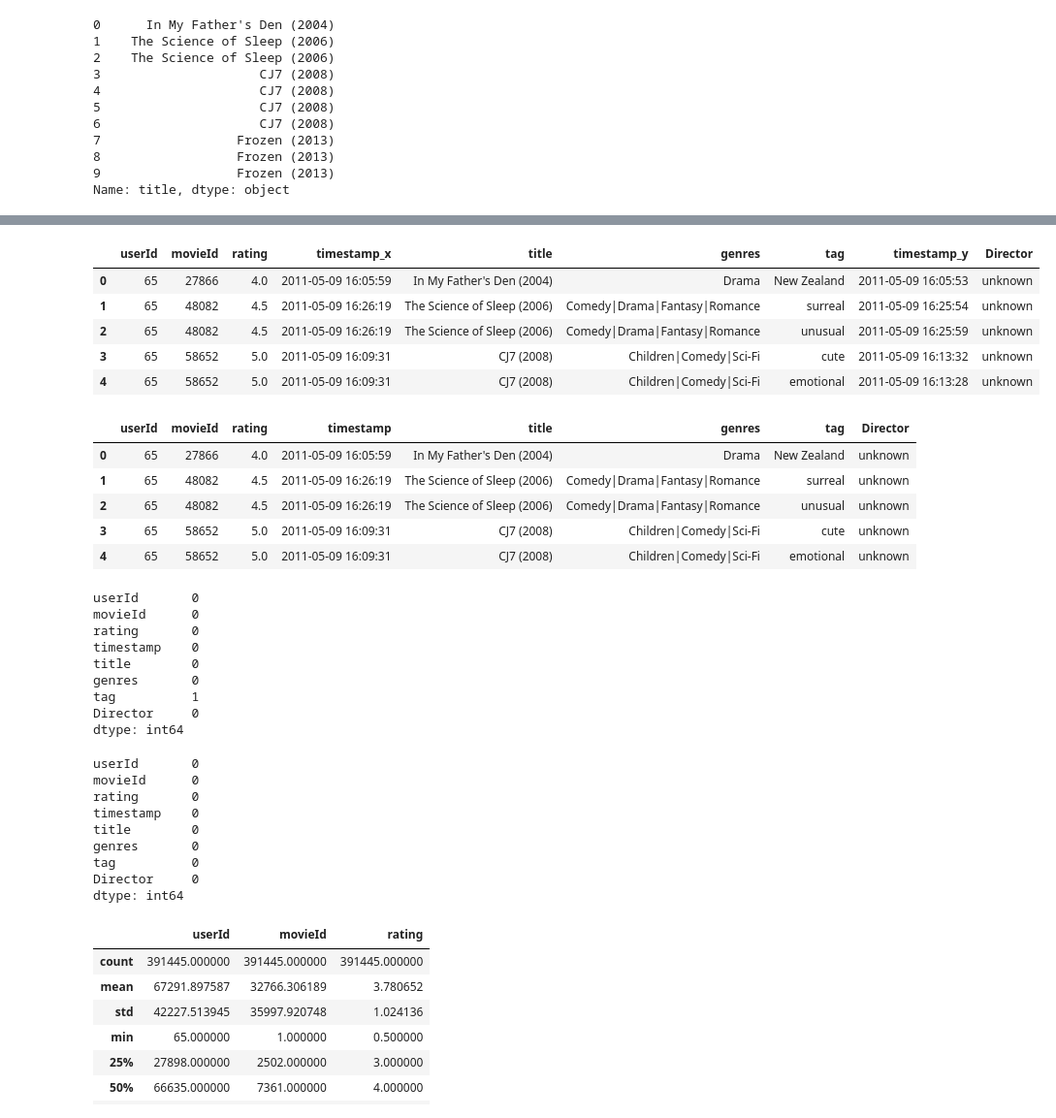
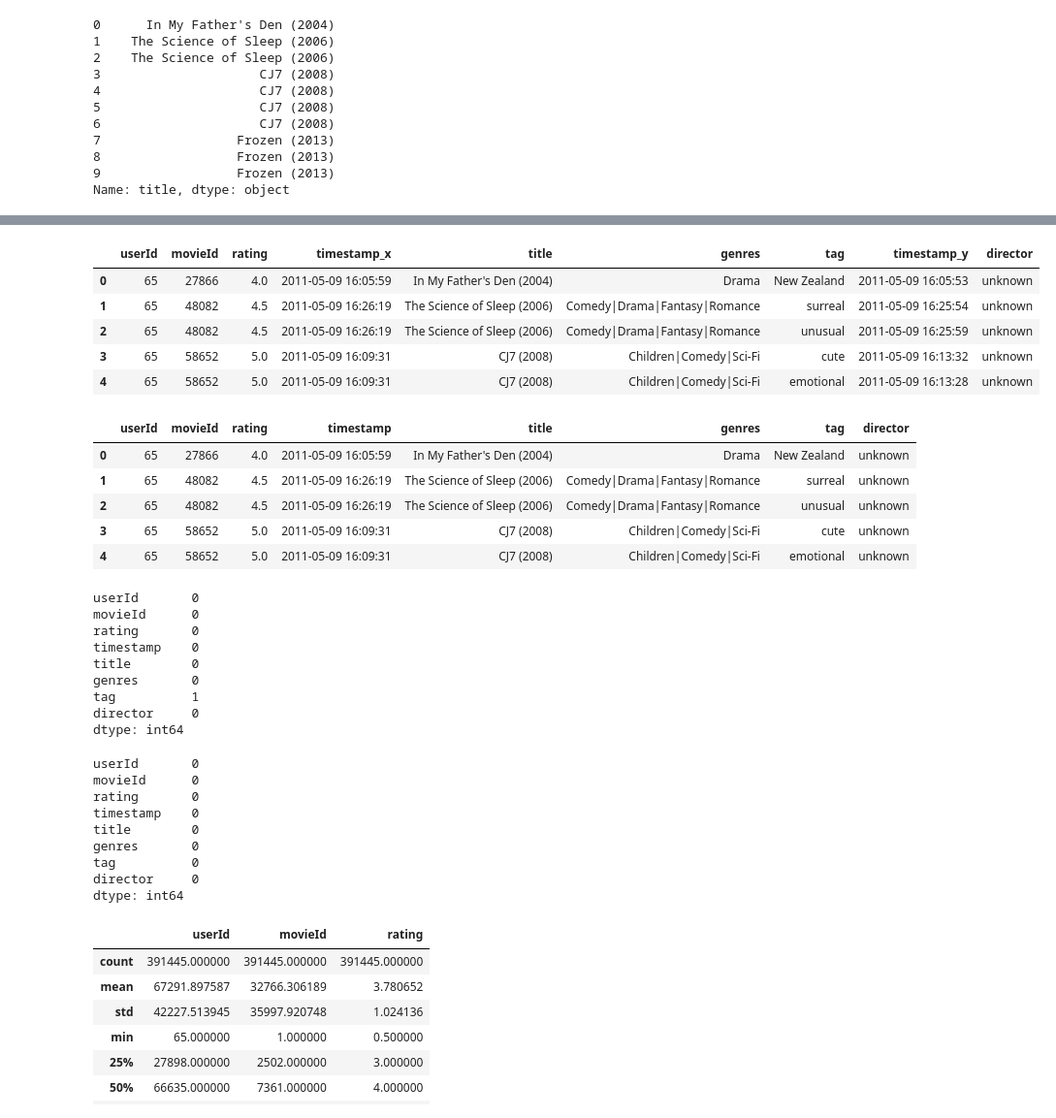
Before and after one commit to Charlottecool/Neural-Network-and-NLP-Based-Movie-Recommendation-System, a Jupyter notebook: Neural Network and NLP-Based Movie Recommendation System.ipynb, the cells around one changed output, grey strips where cells are left out. Shown at 97% size. Drawn from its saved outputs; the diff is of its cells as text; code cells hidden in the pictures.

```diff
--- a/Neural Network and NLP-Based Movie Recommendation System.ipynb
+++ b/Neural Network and NLP-Based Movie Recommendation System.ipynb
@@ -111,22 +111,22 @@ directors.head()
 | 4 | https://m.media-amazon.com/images... | 12 Angry Men | 1957 | U | 96 min | Crime, Drama | 9.0 | A jury holdout attempts to preven... | ... |
 # %%
 # add director information to merged_data
-directors = directors.rename(columns={'Series_Title': 'shared_title'})
+directors = directors.rename(columns={'Series_Title': 'shared_title', 'Director': 'director'})
 
 # define a function to unite the movie title format for future merging
 def extract_movie_name(title):
     return re.sub(r'\s+\(\d{4}\)$', '', title).strip()
 
 # extract movie title
 merged_data['shared_title'] = merged_data['title'].apply(extract_movie_name)
 
 # merge merged_data and directors using 'shared_title'
-merged_data = pd.merge(merged_data, directors[['shared_title','Director']], on='shared_title', how='left')
-merged_data['Director'] = merged_data['Director'].fillna('unknown')
+merged_data = pd.merge(merged_data, directors[['shared_title','director']], on='shared_title', how='left')
+merged_data['director'] = merged_data['director'].fillna('unknown')
 merged_data = merged_data.drop(columns=['shared_title'])
 merged_data.head()
 # %% [output]
-|  | userId | movieId | rating | timestamp_x | title | genres | tag | timestamp_y | Director |
+|  | userId | movieId | rating | timestamp_x | title | genres | tag | timestamp_y | director |
 | 0 | 65 | 27866 | 4.0 | 2011-05-09 16:05:59 | In My Father's Den (2004) | Drama | New Zealand | 2011-05-09 16:05:53 | unknown |
 | 1 | 65 | 48082 | 4.5 | 2011-05-09 16:26:19 | The Science of Sleep (2006) | Comedy|Drama|Fantasy|Romance | surreal | 2011-05-09 16:25:54 | unknown |
 | 2 | 65 | 48082 | 4.5 | 2011-05-09 16:26:19 | The Science of Sleep (2006) | Comedy|Drama|Fantasy|Romance | unusual | 2011-05-09 16:25:59 | unknown |
@@ -137,7 +137,7 @@ merged_data.head()
 merged_data = merged_data.drop(columns=['timestamp_y']).rename(columns={'timestamp_x': 'timestamp'})
 merged_data.head()
 # %% [output]
-|  | userId | movieId | rating | timestamp | title | genres | tag | Director |
+|  | userId | movieId | rating | timestamp | title | genres | tag | director |
 | 0 | 65 | 27866 | 4.0 | 2011-05-09 16:05:59 | In My Father's Den (2004) | Drama | New Zealand | unknown |
 | 1 | 65 | 48082 | 4.5 | 2011-05-09 16:26:19 | The Science of Sleep (2006) | Comedy|Drama|Fantasy|Romance | surreal | unknown |
 | 2 | 65 | 48082 | 4.5 | 2011-05-09 16:26:19 | The Science of Sleep (2006) | Comedy|Drama|Fantasy|Romance | unusual | unknown |
@@ -154,7 +154,7 @@ timestamp    0
 title        0
 genres       0
 tag          1
-Director     0
+director     0
 dtype: int64
 # %%
 # mark NaN as 'unknown'
@@ -168,7 +168,7 @@ timestamp    0
 title        0
 genres       0
 tag          0
-Director     0
+director     0
 dtype: int64
 # %%
 merged_data.describe()
```
Also changed, not shown: parts of 23 cells of this notebook.
